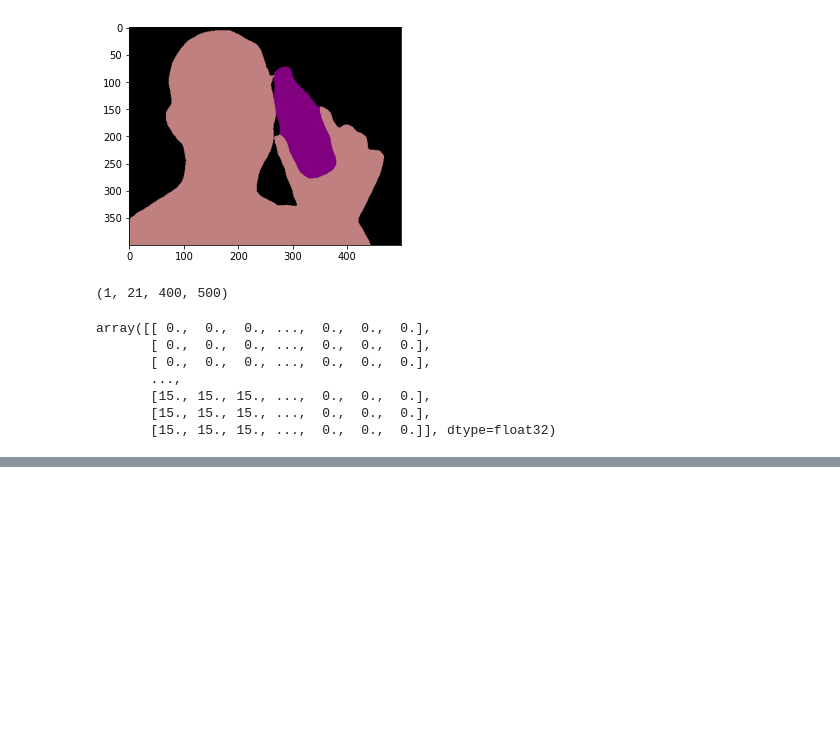
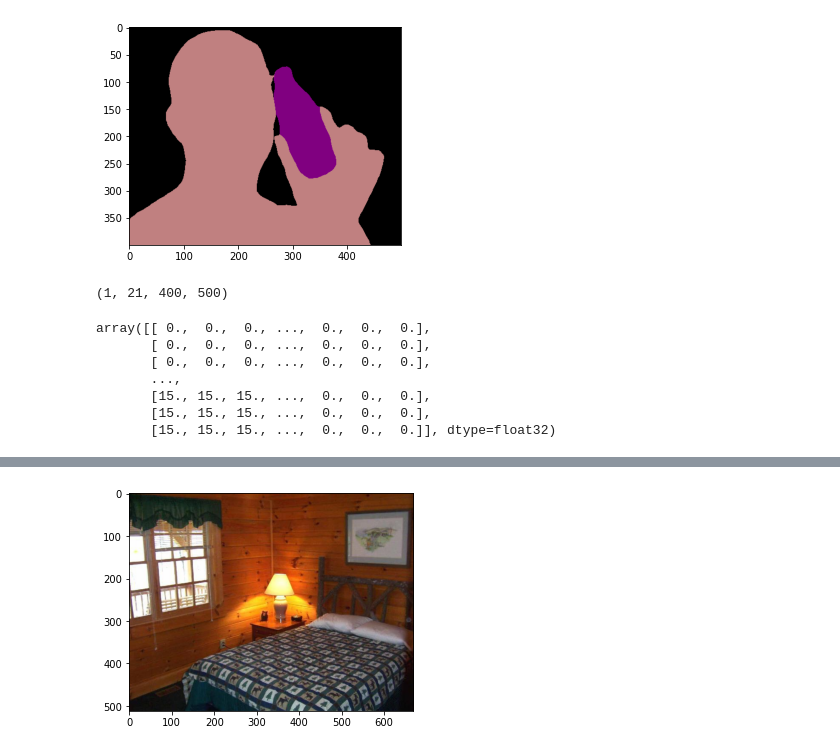
Before and after one commit to e8035669/torch-learning, a Jupyter notebook: python/10-gluoncv-with-pytorch/03-segmentation.ipynb, the cells around one changed output, grey strips where cells are left out. Drawn from its saved outputs; the diff is of its cells as text; code cells hidden in the pictures; blank space fills up the shorter version.

```diff
--- a/python/10-gluoncv-with-pytorch/03-segmentation.ipynb
+++ b/python/10-gluoncv-with-pytorch/03-segmentation.ipynb
@@ -60,0 +68,5 @@ array([[ 0.,  0.,  0., ...,  0.,  0.,  0.],
+# %%
+url = 'https://github.com/zhanghang1989/image-data/blob/master/encoding/' + \
+    'segmentation/ade20k/ADE_val_00001142.jpg?raw=true'
+filename = 'ade20k_example.jpg'
+gluoncv.utils.download(url, filename, True)
@@ -60,0 +76,7 @@ array([[ 0.,  0.,  0., ...,  0.,  0.,  0.],
+# %%
+img = image.imread(filename)
+
+from matplotlib import pyplot as plt
+plt.imshow(img.asnumpy())
+plt.show()
+# %% [output]
@@ -60,0 +84 @@ array([[ 0.,  0.,  0., ...,  0.,  0.,  0.],
+[figure, added]
```
Also changed, not shown: parts of 20 cells of this notebook, 2 other files.
